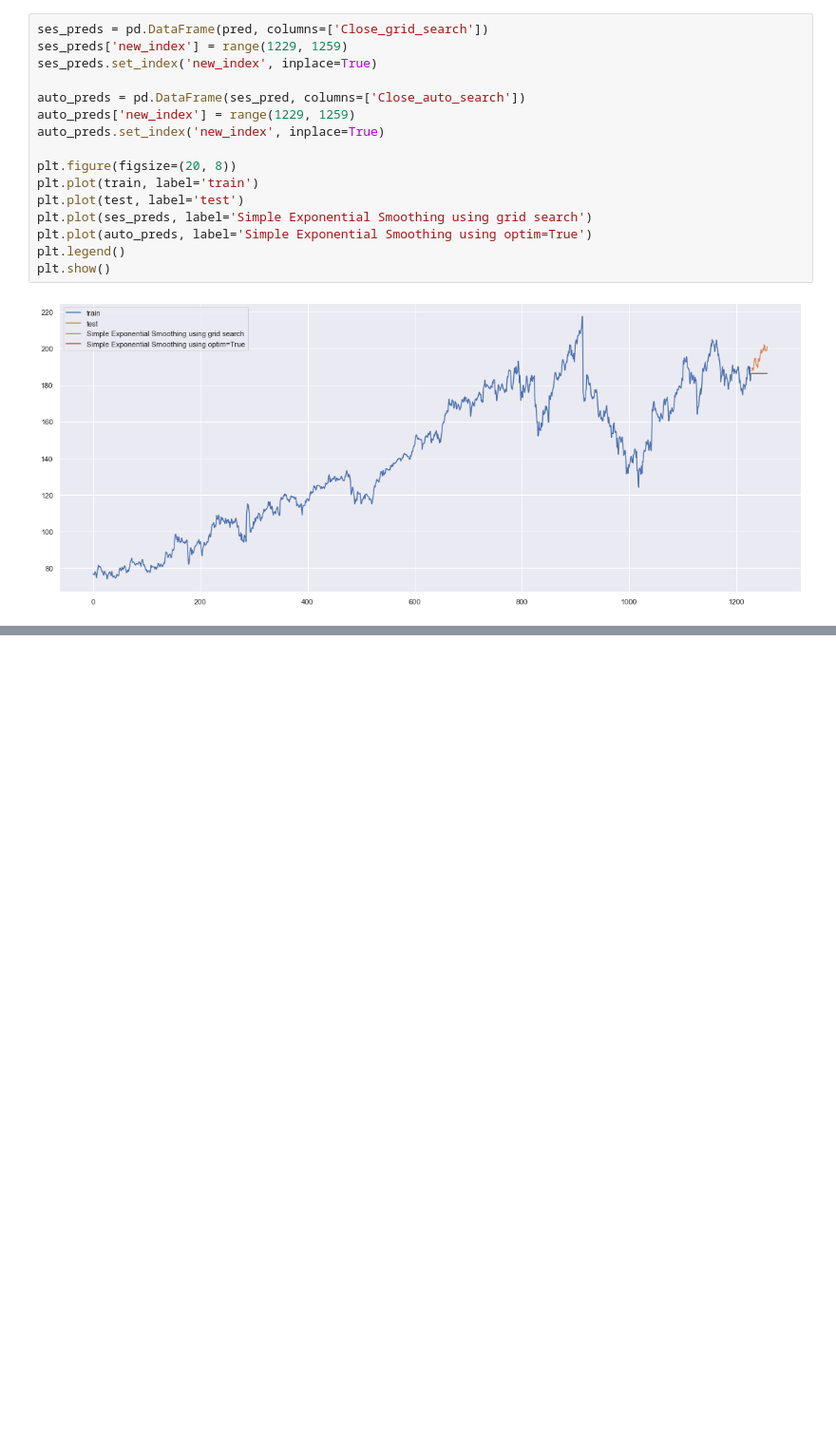
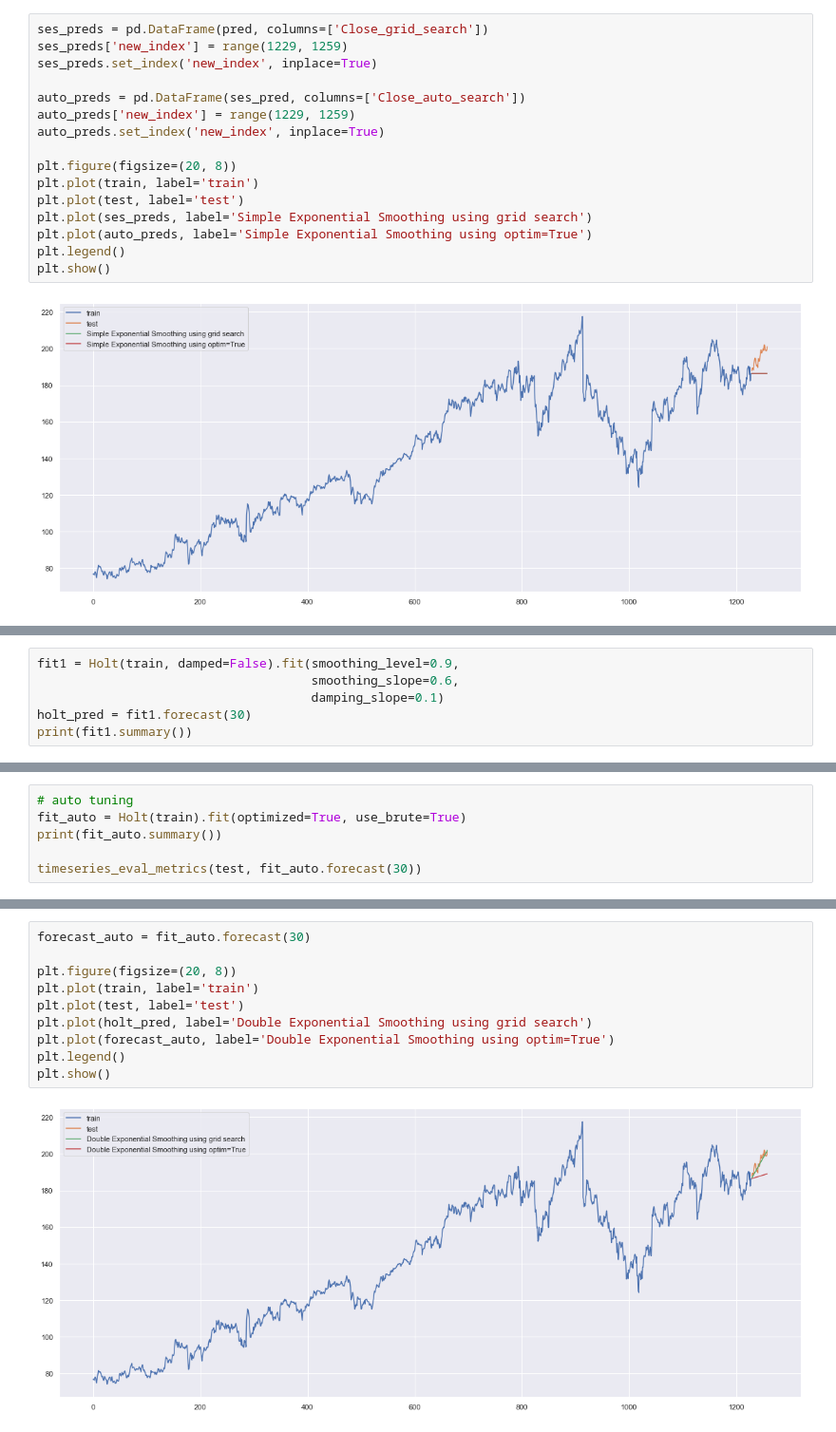
Before and after one commit to dissagaliyeva/python, a Jupyter notebook: time_series/bleeding_edge/smoothing.ipynb, the cells around one changed output, grey strips where cells are left out. Shown at 95% size. Saved outputs shown, nothing was run; the diff lists cells and outputs as text; blank space fills up the shorter version.

Commit message:
Add double exp smoothing

```diff
--- a/time_series/bleeding_edge/smoothing.ipynb
+++ b/time_series/bleeding_edge/smoothing.ipynb
@@ -187,0 +289,6 @@ plt.show()
+# %%
+fit1 = Holt(train, damped=False).fit(smoothing_level=0.9,
+                                     smoothing_slope=0.6,
+                                     damping_slope=0.1)
+holt_pred = fit1.forecast(30)
+print(fit1.summary())
@@ -187,0 +314,6 @@ plt.show()
+# %%
+# auto tuning
+fit_auto = Holt(train).fit(optimized=True, use_brute=True)
+print(fit_auto.summary())
+
+timeseries_eval_metrics(test, fit_auto.forecast(30))
@@ -187,0 +338,12 @@ plt.show()
+# %%
+forecast_auto = fit_auto.forecast(30)
+
+plt.figure(figsize=(20, 8))
+plt.plot(train, label='train')
+plt.plot(test, label='test')
+plt.plot(holt_pred, label='Double Exponential Smoothing using grid search')
+plt.plot(forecast_auto, label='Double Exponential Smoothing using optim=True')
+plt.legend()
+plt.show()
+# %% [output]
+[figure, added]
```
Also changed, not shown: parts of 4 cells of this notebook.
